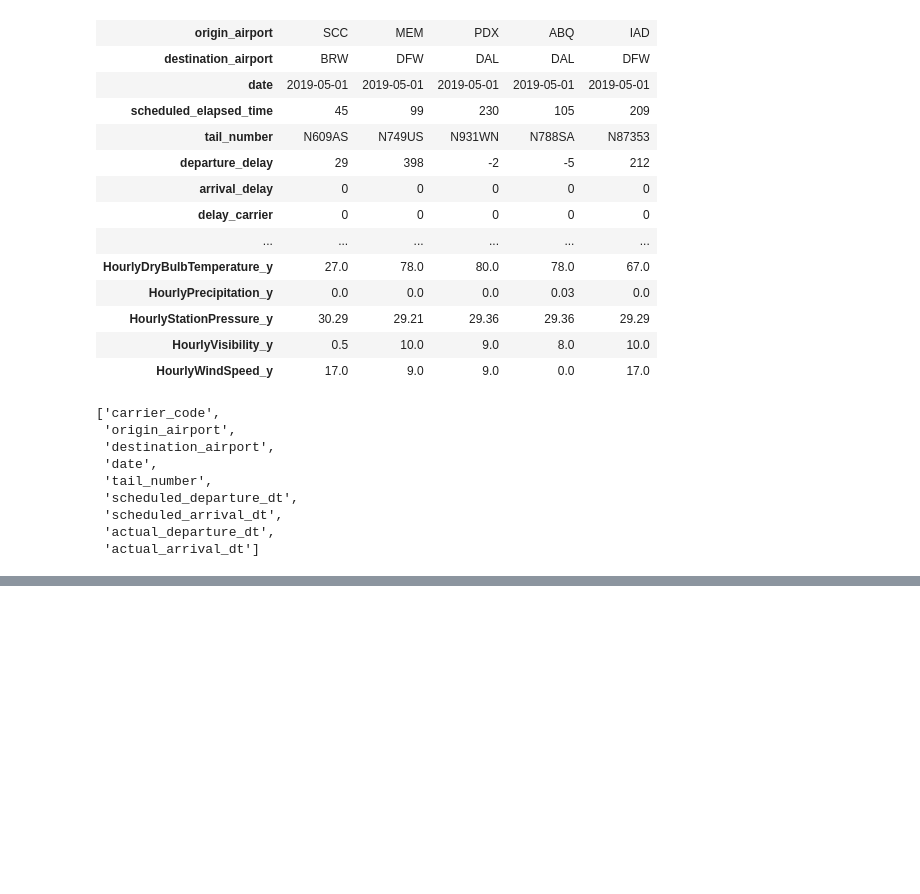
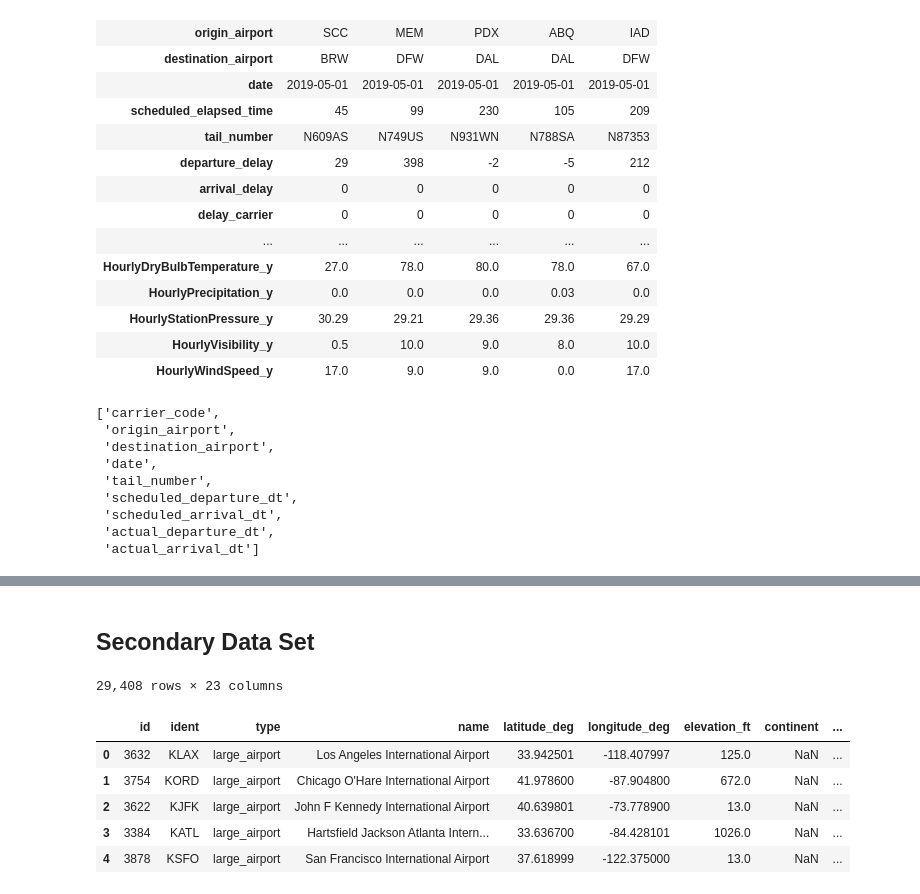
Before and after one commit to Bdataplanet/To_fly_or_not_to_fly, a Jupyter notebook: download_and_prepare_datasets/02_process_data.ipynb, the cells around one changed output, grey strips where cells are left out. Drawn from its saved outputs; the diff is of its cells as text; code cells hidden in the pictures; blank space fills up the shorter version.

```diff
--- a/download_and_prepare_datasets/02_process_data.ipynb
+++ b/download_and_prepare_datasets/02_process_data.ipynb
@@ -291,0 +335,21 @@ primary_obj_cols.tolist()
+# %% [markdown]
+## Secondary Data Set
+# %%
+secondary_df = pd.read_csv(os.path.join(data_dir,secondary_source_file))
+
+secondary_df_rows, secondary_df_cols = secondary_df.shape
+
+print(f"{secondary_df_rows:,} rows × {secondary_df_cols:,} columns")
+# %% [output]
+29,408 rows × 23 columns
+# %%
+# Display dataframe head including all columns
+with pd.option_context('display.max_columns', None):
+    display(secondary_df.head())
+# %% [output]
+|  | id | ident | type | name | latitude_deg | longitude_deg | elevation_ft | continent | ... |
+| 0 | 3632 | KLAX | large_airport | Los Angeles International Airport | 33.942501 | -118.407997 | 125.0 | NaN | ... |
+| 1 | 3754 | KORD | large_airport | Chicago O'Hare International Airport | 41.978600 | -87.904800 | 672.0 | NaN | ... |
+| 2 | 3622 | KJFK | large_airport | John F Kennedy International Airport | 40.639801 | -73.778900 | 13.0 | NaN | ... |
+| 3 | 3384 | KATL | large_airport | Hartsfield Jackson Atlanta Intern... | 33.636700 | -84.428101 | 1026.0 | NaN | ... |
+| 4 | 3878 | KSFO | large_airport | San Francisco International Airport | 37.618999 | -122.375000 | 13.0 | NaN | ... |
```
Also changed, not shown: parts of 24 cells of this notebook, 3 other files.
